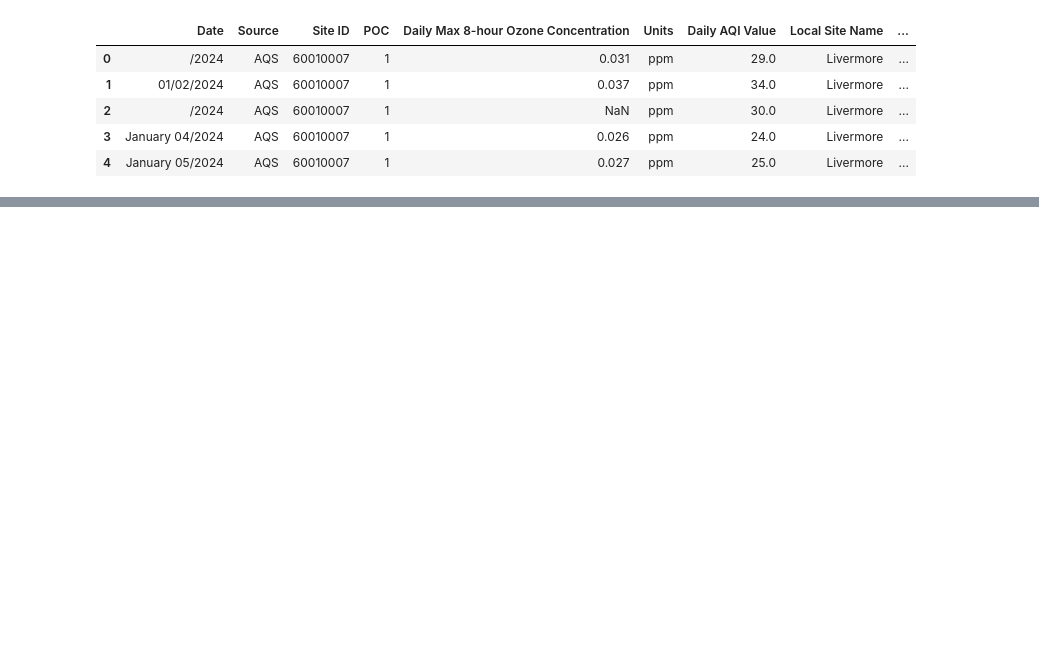
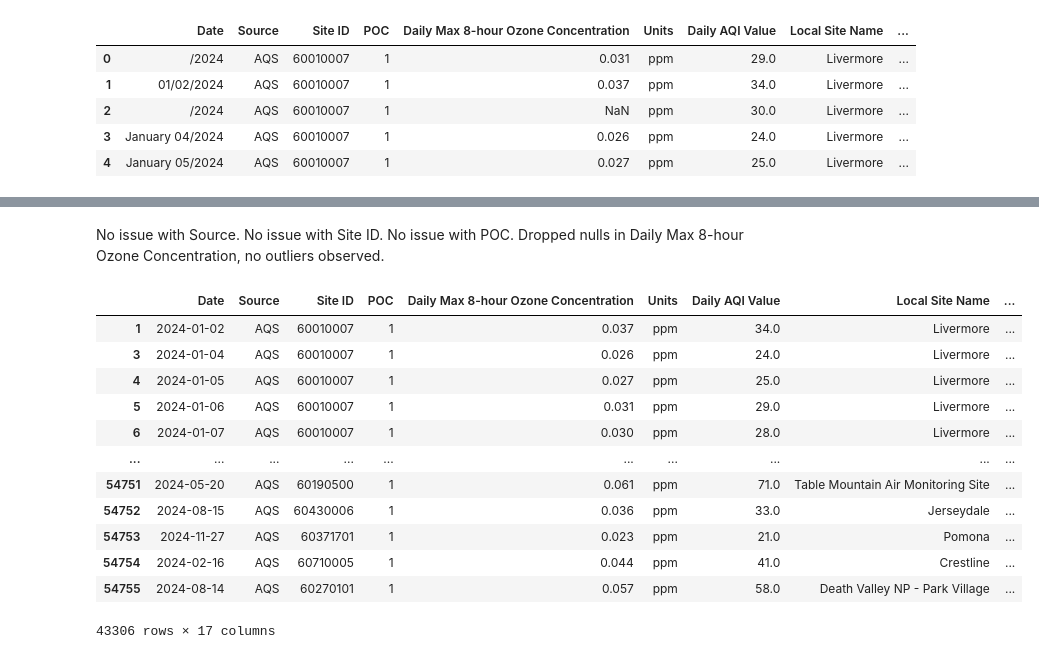
Before and after one commit to imanadeko/Analyzing-Ozone-Pollution-Trends-Across-California, a Jupyter notebook: notebook.ipynb, the cells around one changed output, grey strips where cells are left out. Cells and saved outputs as stored; diff of their text form; code cells hidden in the pictures; blank space fills up the shorter version.

```diff
--- a/notebook.ipynb
+++ b/notebook.ipynb
@@ -40,0 +75,22 @@ df.head(30)
+# %% [markdown]
+No issue with Source.
+No issue with Site ID.
+No issue with POC.
+Dropped nulls in Daily Max 8-hour Ozone Concentration, no outliers observed.
+# %%
+# Dropping nulls in ozone conc.
+df.dropna(subset=['Daily Max 8-hour Ozone Concentration'])
+# %% [output]
+|  | Date | Source | Site ID | POC | Daily Max 8-hour Ozone Concentration | Units | Daily AQI Value | Local Site Name | ... |
+| 1 | 2024-01-02 | AQS | 60010007 | 1 | 0.037 | ppm | 34.0 | Livermore | ... |
+| 3 | 2024-01-04 | AQS | 60010007 | 1 | 0.026 | ppm | 24.0 | Livermore | ... |
+| 4 | 2024-01-05 | AQS | 60010007 | 1 | 0.027 | ppm | 25.0 | Livermore | ... |
+| 5 | 2024-01-06 | AQS | 60010007 | 1 | 0.031 | ppm | 29.0 | Livermore | ... |
+| 6 | 2024-01-07 | AQS | 60010007 | 1 | 0.030 | ppm | 28.0 | Livermore | ... |
+| ... | ... | ... | ... | ... | ... | ... | ... | ... | ... |
+| 54751 | 2024-05-20 | AQS | 60190500 | 1 | 0.061 | ppm | 71.0 | Table Mountain Air Monitoring Site | ... |
+| 54752 | 2024-08-15 | AQS | 60430006 | 1 | 0.036 | ppm | 33.0 | Jerseydale | ... |
+| 54753 | 2024-11-27 | AQS | 60371701 | 1 | 0.023 | ppm | 21.0 | Pomona | ... |
+| 54754 | 2024-02-16 | AQS | 60710005 | 1 | 0.044 | ppm | 41.0 | Crestline | ... |
+| 54755 | 2024-08-14 | AQS | 60270101 | 1 | 0.057 | ppm | 58.0 | Death Valley NP - Park Village | ... |
+43306 rows × 17 columns
```
Also changed, not shown: parts of 12 cells of this notebook.
